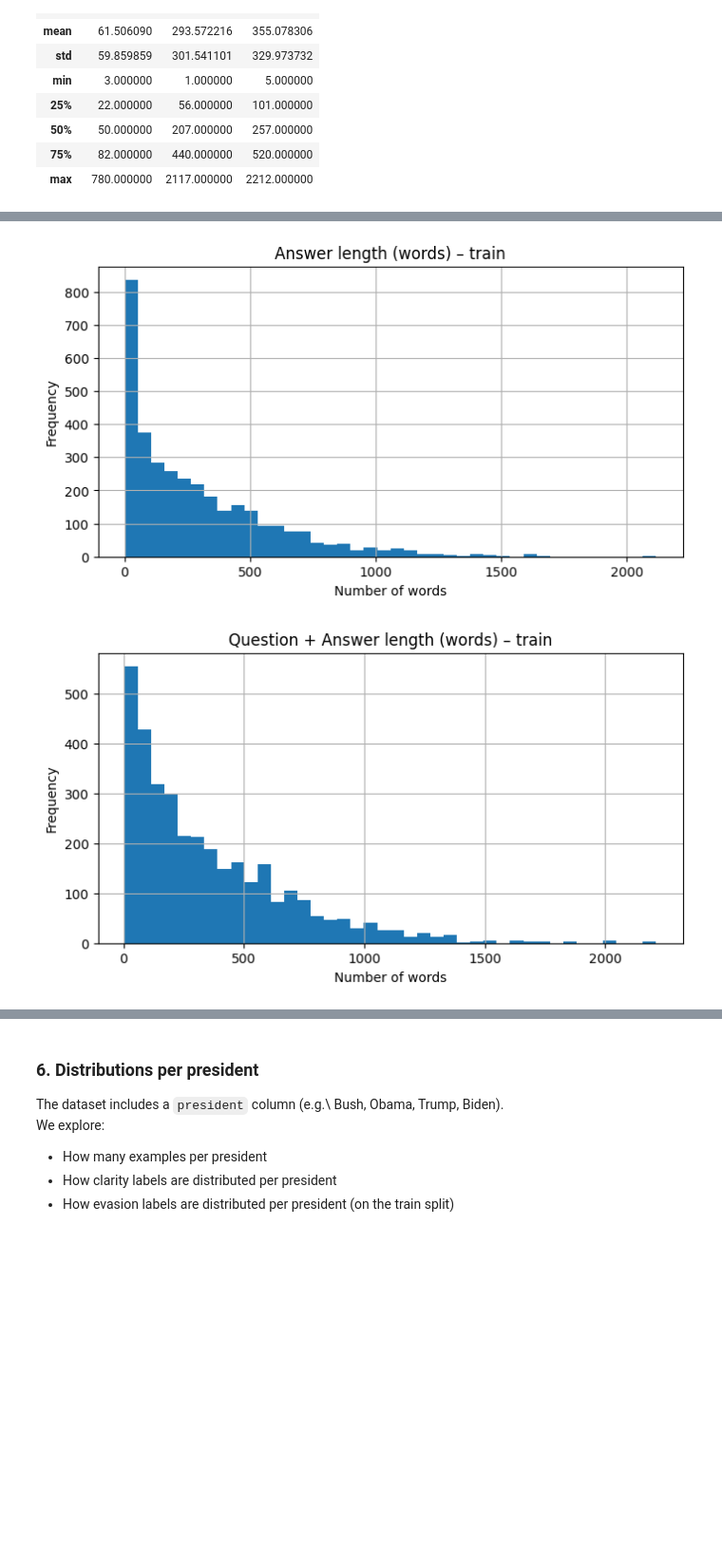
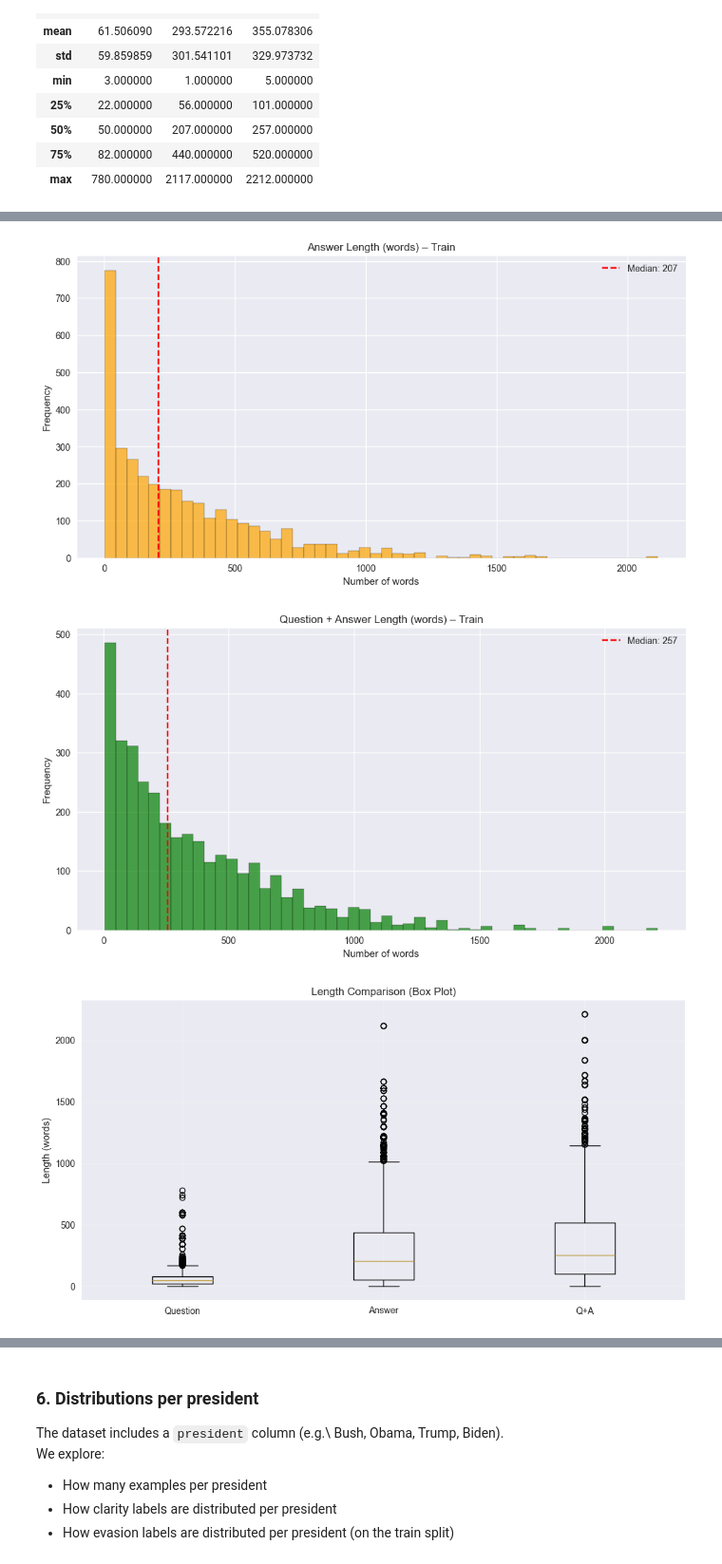
Before and after one commit to minh-de-rien/political-evasion-classifier, a Jupyter notebook: notebooks/1_exploration_qevasion.ipynb, the cells around one changed output, grey strips where cells are left out. Shown: that part at 95% size. Cells and saved outputs as stored; diff of their text form; code cells hidden in the pictures; blank space fills up the shorter version.

```diff
--- a/notebooks/1_exploration_qevasion.ipynb
+++ b/notebooks/1_exploration_qevasion.ipynb
@@ -74,0 +49,11 @@ Test columns : ['title', 'date', 'president', 'url', 'question_order', 'intervie
+# %%
+from src.data import load_qevasion_prepared
+
+# Load dataset
+dataset = load_qevasion_prepared()
+
+print("Dataset structure:")
+print(dataset)
+print(f"\nColumns: {dataset['train'].column_names}")
+print(f"\nTrain size: {len(dataset['train'])}")
+print(f"Test size: {len(dataset['test'])}")
@@ -301,21 +316,38 @@ train_df[["q_len", "a_len", "qa_len"]].describe()
 | 75% | 82.000000 | 440.000000 | 520.000000 |
 | max | 780.000000 | 2117.000000 | 2212.000000 |
 # %%
-plt.hist(train_df["q_len"], bins=40)
-plt.title("Question length (words) – train")
+plt.hist(train_df['q_len'], bins=50, alpha=0.7, edgecolor='black')
+plt.title("Question Length (words) – Train")
 plt.xlabel("Number of words")
 plt.ylabel("Frequency")
+plt.axvline(train_df['q_len'].median(), color='red', linestyle='--', label=f"Median: {train_df['q_len'].median():.0f}")
+plt.legend()
+plt.savefig('../report/figures/question_len_train.png', dpi=300, bbox_inches='tight')
 plt.show()
 
-plt.hist(train_df["a_len"], bins=40)
-plt.title("Answer length (words) – train")
+plt.hist(train_df['a_len'], bins=50, alpha=0.7, edgecolor='black', color='orange')
+plt.axvline(train_df['a_len'].median(), color='red', linestyle='--', label=f"Median: {train_df['a_len'].median():.0f}")
+plt.title("Answer Length (words) – Train")
 plt.xlabel("Number of words")
 plt.ylabel("Frequency")
+plt.legend()
+plt.savefig('../report/figures/answer_len_train.png', dpi=300, bbox_inches='tight')
 plt.show()
 
-plt.hist(train_df["qa_len"], bins=40)
-plt.title("Question + Answer length (words) – train")
+plt.hist(train_df['qa_len'], bins=50, alpha=0.7, edgecolor='black', color='green')
+plt.title("Question + Answer Length (words) – Train")
 plt.xlabel("Number of words")
 plt.ylabel("Frequency")
+plt.axvline(train_df['qa_len'].median(), color='red', linestyle='--', label=f"Median: {train_df['qa_len'].median():.0f}")
+plt.legend()
+plt.savefig('../report/figures/qna_len_train.png', dpi=300, bbox_inches='tight')
 plt.show()
+
+length_data = [train_df['q_len'], train_df['a_len'], train_df['qa_len']]
+plt.boxplot(length_data, tick_labels=['Question', 'Answer', 'Q+A'])
+plt.ylabel('Length (words)')
+plt.title('Length Comparison (Box Plot)')
+plt.grid(alpha=0.3)
+plt.savefig('../report/figures/qna_boxplot_train.png', dpi=300, bbox_inches='tight')
+plt.show()
 # %% [output]
@@ -323,2 +355,3 @@ plt.show()
-[figure, old version]
+[figure, new version]
-[figure, old version]
+[figure, new version]
+[figure, added]
```
Also changed, not shown: parts of 15 cells of this notebook, 11 other files.
